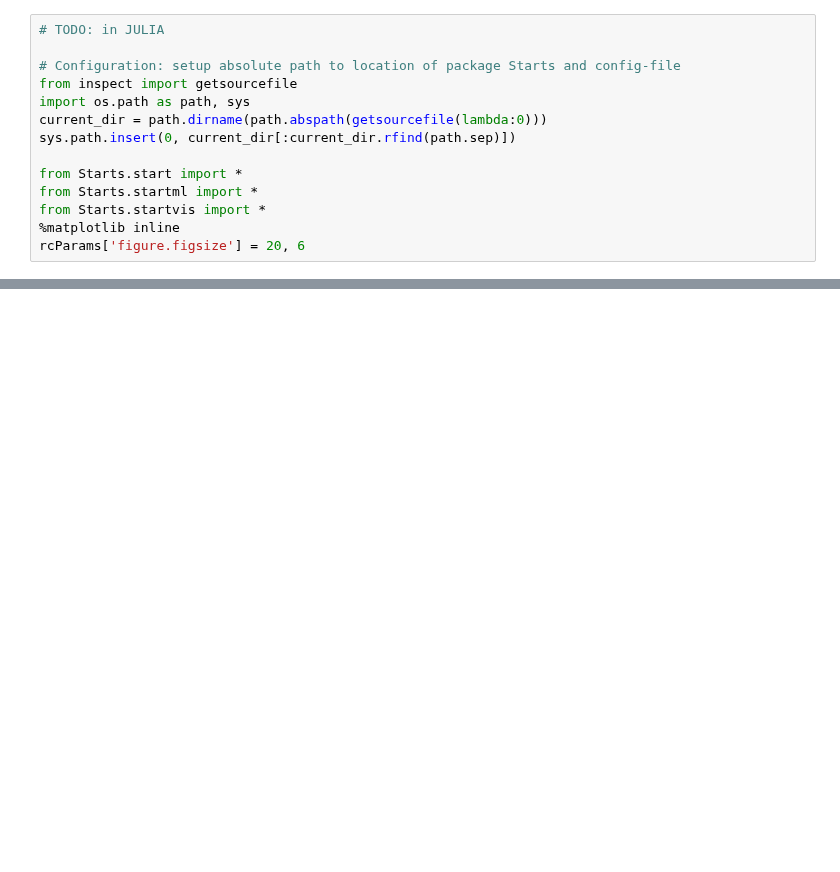
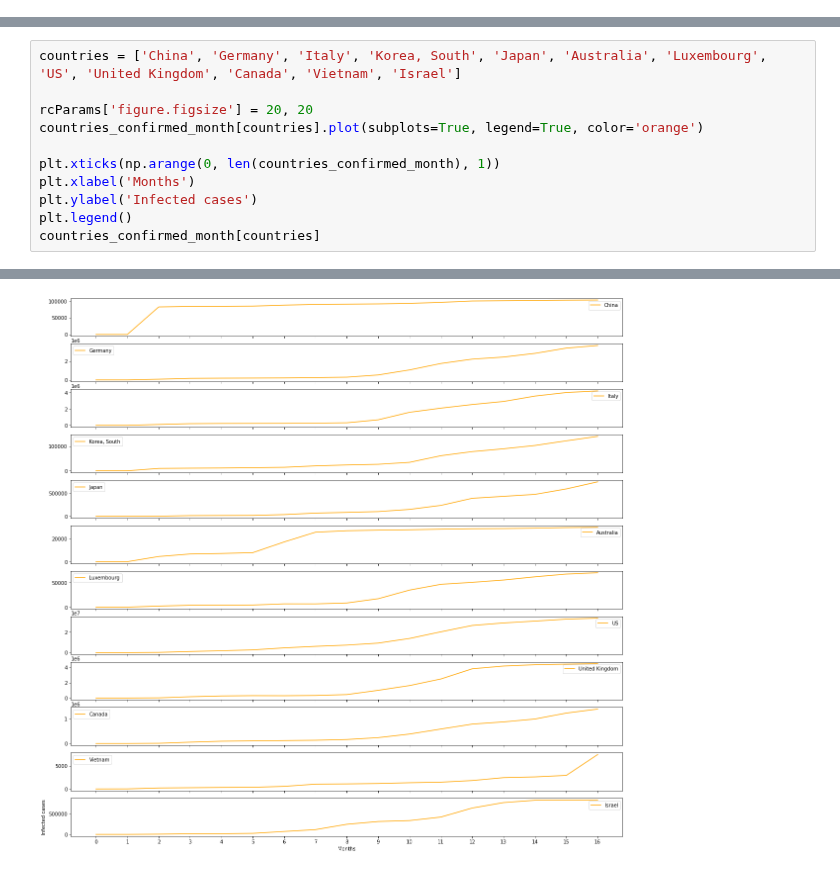
Before and after one commit to lphan/ML-Practices, a Jupyter notebook: 18_Covid-19/18_Covid-19_byMonth.ipynb, the cells around one changed output, grey strips where cells are left out. Saved outputs shown, nothing was run; the diff lists cells and outputs as text; blank space fills up the shorter version.

Commit message:
Update result covidbyMonth

```diff
--- a/18_Covid-19/18_Covid-19_byMonth.ipynb
+++ b/18_Covid-19/18_Covid-19_byMonth.ipynb
@@ -1,14 +0,0 @@
-# %%
-# TODO: in JULIA
-
-# Configuration: setup absolute path to location of package Starts and config-file
-from inspect import getsourcefile
-import os.path as path, sys
-current_dir = path.dirname(path.abspath(getsourcefile(lambda:0)))
-sys.path.insert(0, current_dir[:current_dir.rfind(path.sep)])
-
-from Starts.start import *
-from Starts.startml import *
-from Starts.startvis import *
-%matplotlib inline
-rcParams['figure.figsize'] = 20, 6
@@ -66,0 +104,12 @@ data[142].columns, data[0].columns, 'Last Update' in data[0].columns
+# %%
+countries = ['China', 'Germany', 'Italy', 'Korea, South', 'Japan', 'Australia', 'Luxembourg', 'US', 'United Kingdom', 'Canada', 'Vietnam', 'Israel']
+
+rcParams['figure.figsize'] = 20, 20
+countries_confirmed_month[countries].plot(subplots=True, legend=True, color='orange')
+
+plt.xticks(np.arange(0, len(countries_confirmed_month), 1))
+plt.xlabel('Months')
+plt.ylabel('Infected cases')
+plt.legend()
+countries_confirmed_month[countries]
+# %% [output]
@@ -66,0 +134 @@ data[142].columns, data[0].columns, 'Last Update' in data[0].columns
+[figure, added]
```
Also changed, not shown: parts of 17 cells of this notebook, 3 other files.
